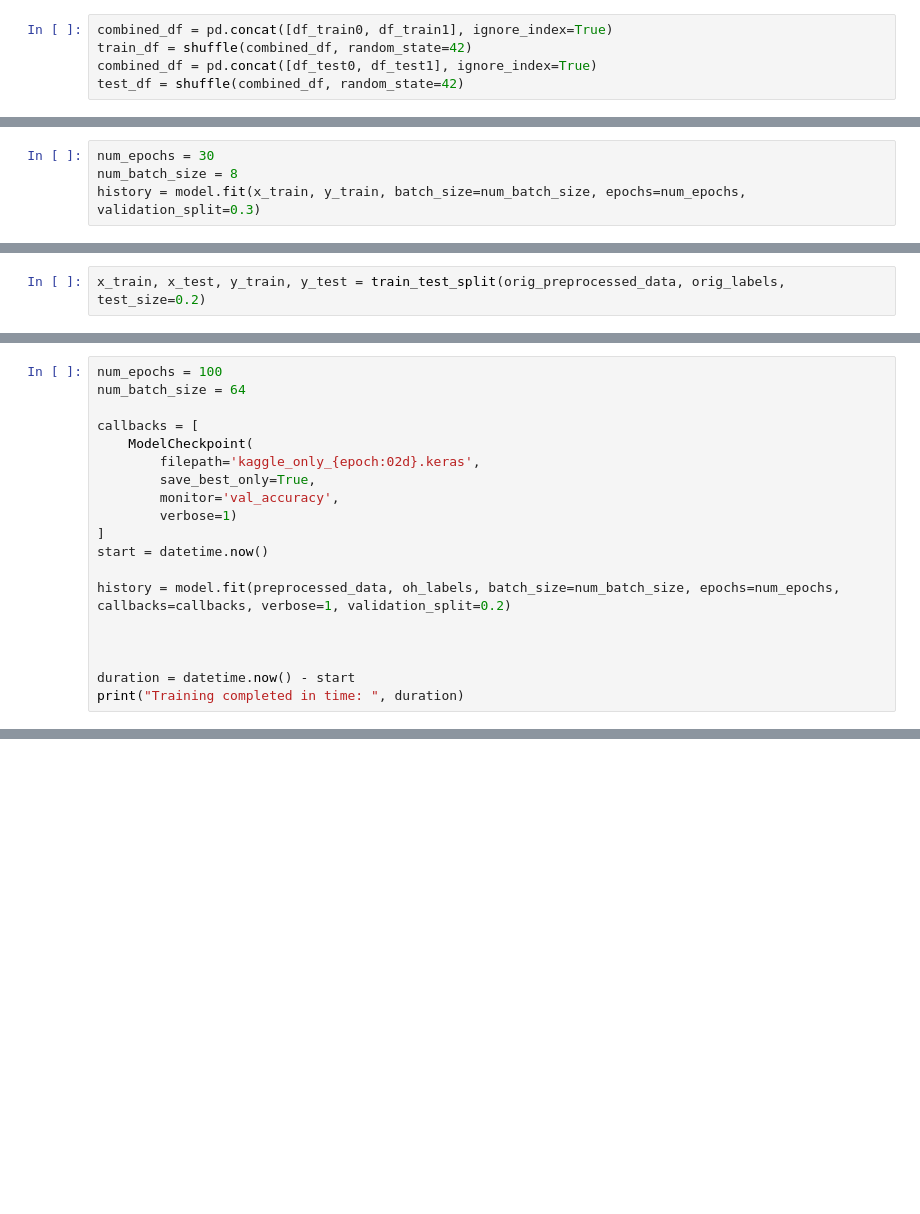
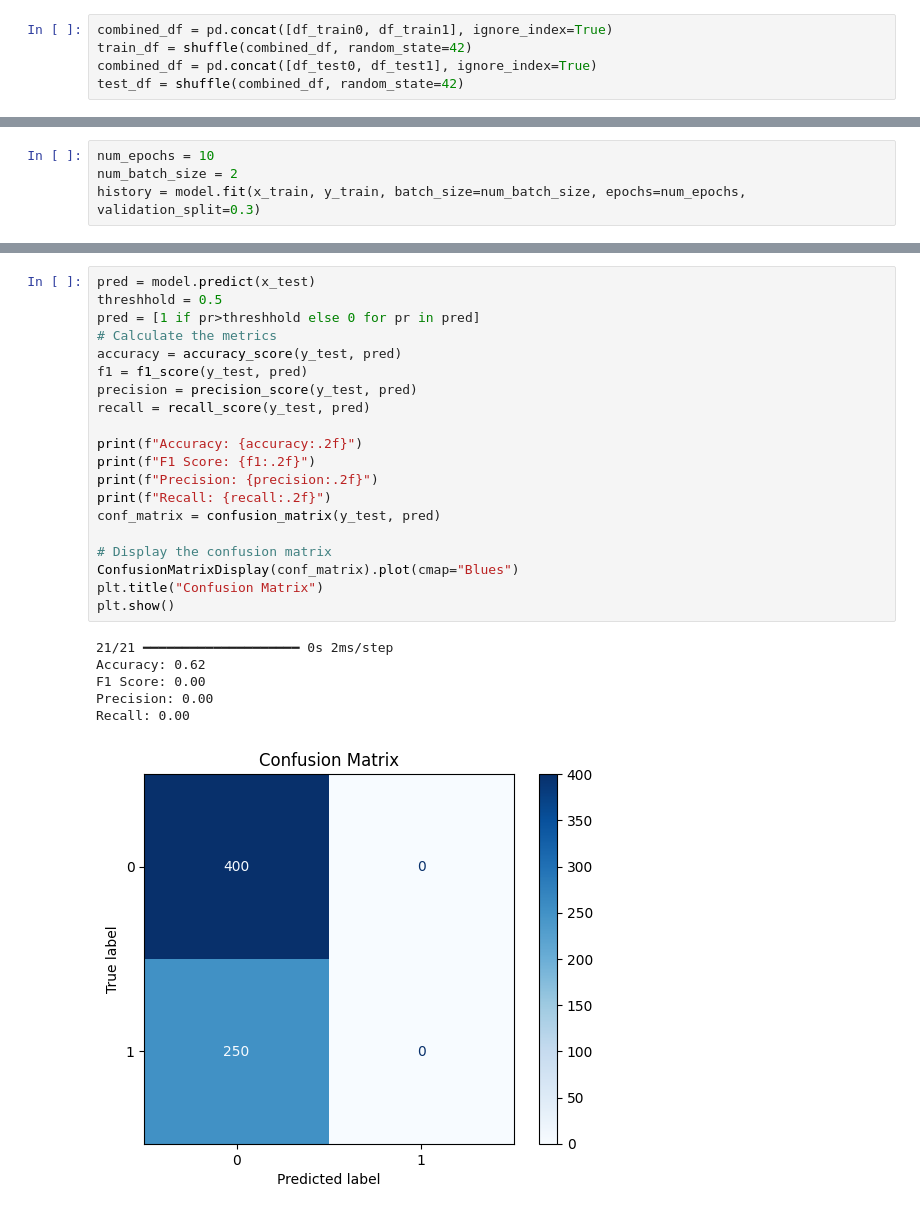
Before and after one commit to Ragchaa3/nmit_dxcup, a Jupyter notebook: code/gan.ipynb, the cells around one changed output, grey strips where cells are left out. Drawn from its saved outputs; the diff is of its cells as text; blank space fills up the shorter version.

```diff
--- a/code/gan.ipynb
+++ b/code/gan.ipynb
@@ -85,5 +116,5 @@ ValueError: Cannot convert '63' to a shape.
 # %%
-num_epochs = 30
-num_batch_size = 8
+num_epochs = 10
+num_batch_size = 2
 history = model.fit(x_train, y_train, batch_size=num_batch_size, epochs=num_epochs, validation_split=0.3)
 # %% [output]
@@ -163,2 +140,0 @@ for value, count in zip(unique_values, counts):
-# %%
-x_train, x_test, y_train, y_test = train_test_split(orig_preprocessed_data, orig_labels, test_size=0.2)
@@ -205,22 +141,3 @@ model = create_model(input_shape)
-# %%
-num_epochs = 100
-num_batch_size = 64
-
-callbacks = [
-    ModelCheckpoint(
-        filepath='kaggle_only_{epoch:02d}.keras',
-        save_best_only=True,
-        monitor='val_accuracy',
-        verbose=1)
-]
-start = datetime.now()
-
-history = model.fit(preprocessed_data, oh_labels, batch_size=num_batch_size, epochs=num_epochs, callbacks=callbacks, verbose=1, validation_split=0.2)
-
-
-
-duration = datetime.now() - start
-print("Training completed in time: ", duration)
 # %%
 #-----------------------------------------------------------
 # Retrieve a list of list results on training and test data
@@ -259 +181,28 @@ plt.figure()
+# %%
+pred = model.predict(x_test)
+threshhold = 0.5
+pred = [1 if pr>threshhold else 0 for pr in pred]
+# Calculate the metrics
+accuracy = accuracy_score(y_test, pred)
+f1 = f1_score(y_test, pred)
+precision = precision_score(y_test, pred)
+recall = recall_score(y_test, pred)
+
+print(f"Accuracy: {accuracy:.2f}")
+print(f"F1 Score: {f1:.2f}")
+print(f"Precision: {precision:.2f}")
+print(f"Recall: {recall:.2f}")
+conf_matrix = confusion_matrix(y_test, pred)
+
+# Display the confusion matrix
+ConfusionMatrixDisplay(conf_matrix).plot(cmap="Blues")
+plt.title("Confusion Matrix")
+plt.show()
+# %% [output]
+21/21 ━━━━━━━━━━━━━━━━━━━━ 0s 2ms/step
+Accuracy: 0.62
+F1 Score: 0.00
+Precision: 0.00
+Recall: 0.00
+[figure, added]
 # %%
```
Also changed, not shown: parts of 15 cells of this notebook, 20 other files.
